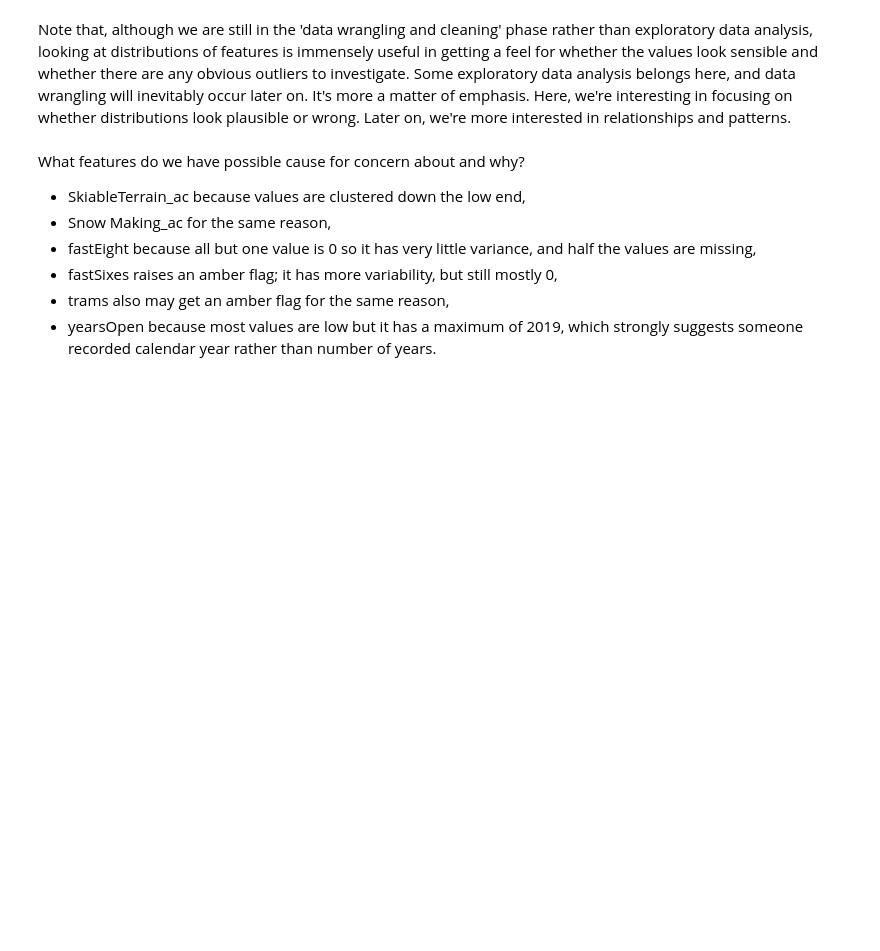
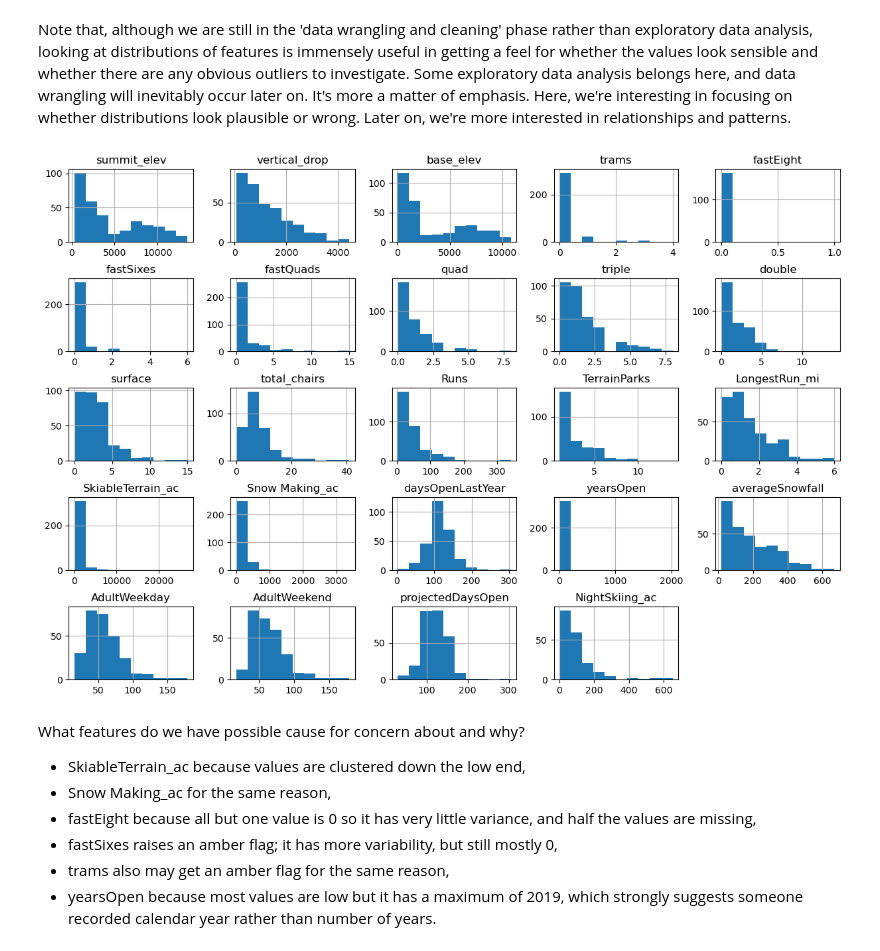
Before and after one commit to springboard-curriculum/DataScienceGuidedCapstone, a Jupyter notebook: Notebooks/02_data_wrangling.ipynb, the cells around one changed output. Cells and saved outputs as stored; diff of their text form; code cells hidden in the pictures; blank space fills up the shorter version.

```diff
--- a/Notebooks/02_data_wrangling.ipynb
+++ b/Notebooks/02_data_wrangling.ipynb
@@ -501,12 +521,14 @@ Note that, although we are still in the 'data wrangling and cleaning' phase rath
 # %%
 #Code task 18#
 #Call ski_data's `hist` method to plot histograms of each of the numeric features
 #Try passing it an argument figsize=(15,10)
 #Try calling plt.subplots_adjust() with an argument hspace=0.5 to adjust the spacing
 #It's important you create legible and easy-to-read plots
-ski_data.___(___)
-#plt.subplots_adjust(hspace=___);
+ski_data.hist(figsize = (15,10))
+plt.subplots_adjust(hspace=.5);
 #Hint: notice how the terminating ';' "swallows" some messy output and leads to a tidier notebook
+# %% [output]
+[figure, added]
 # %% [markdown]
 What features do we have possible cause for concern about and why?
 
```
Also changed, not shown: parts of 5 cells of this notebook.
